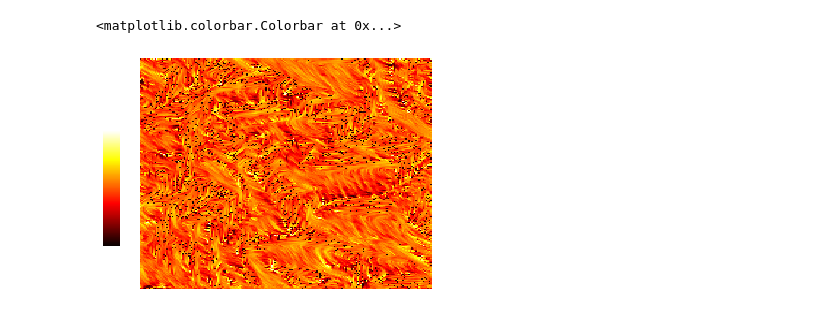
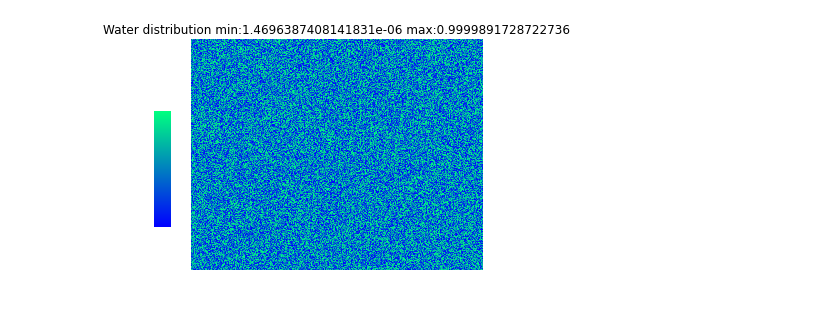
Before and after one commit to kjinks/JinksTerrain, a Jupyter notebook: JinksTerrain_01.ipynb, the cells around one changed output. Saved outputs shown, nothing was run; the diff lists cells and outputs as text; code cells hidden in the pictures.

```diff
--- a/JinksTerrain_01.ipynb
+++ b/JinksTerrain_01.ipynb
@@ -391,16 +433,0 @@ water.displayDistribution()
-# %%
-dx, dy = terrain.calcSlopeNormal()
-
-waterVelocityMap = water.calcVelocityMap(dx, dy)
-
-plt.subplot()
-plt.axis('off')
-plt.pcolormesh(waterVelocityMap, cmap='hot')
-
-plt.subplots_adjust(bottom=0.1, right=0.8, top=0.9)
-cax = plt.axes((0.04, 0.25, 0.04, 0.4))
-plt.axis('off')
-plt.colorbar(cax=cax)
-# %% [output]
-<matplotlib.colorbar.Colorbar at 0x...>
-[figure, removed]
@@ -412,0 +434,6 @@ height map, already rivers are naturally forming by this emergent phenomenom.
+# %%
+'Create a new water object'
+water = Water()
+water.displayDistribution() #distribution should be uniform high frequency noise
+# %% [output]
+[figure, added]
```
Also changed, not shown: parts of 22 cells of this notebook, 1 other file.
